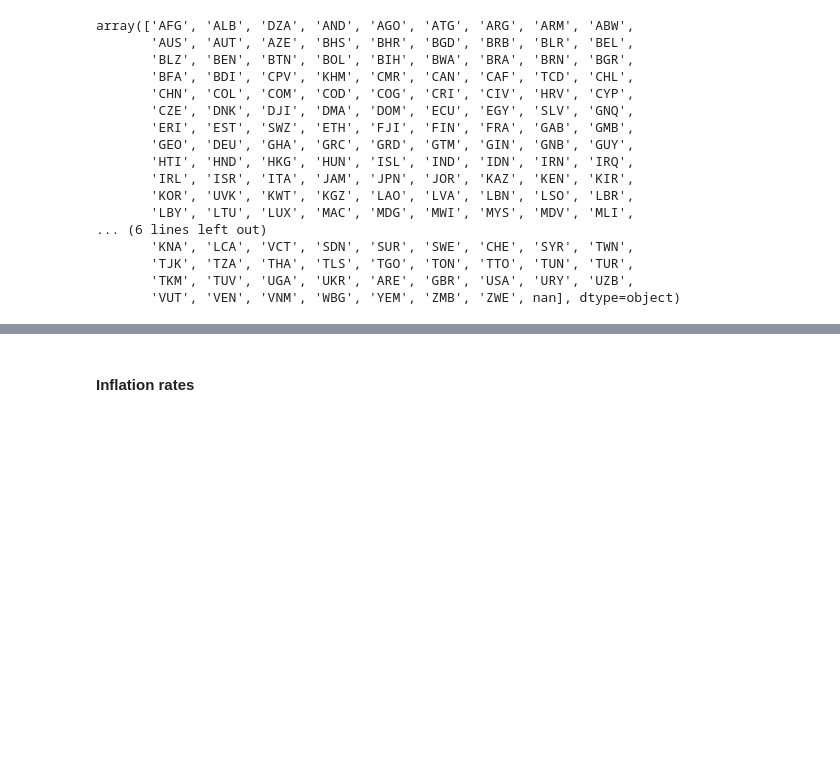
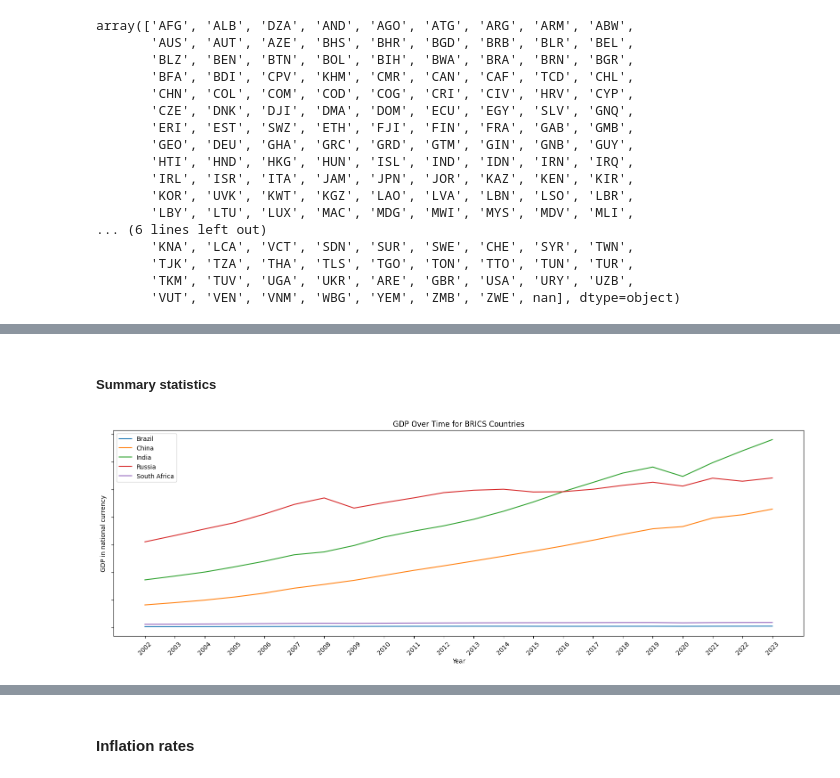
Before and after one commit to nusero92/cryptocurency, a Jupyter notebook: crypto project.ipynb, the cells around one changed output, grey strips where cells are left out. Drawn from its saved outputs; the diff is of its cells as text; code cells hidden in the pictures; blank space fills up the shorter version.

Commit message:
data cleanin, visualisation and GDP grwth calculation

```diff
--- a/crypto project.ipynb
+++ b/crypto project.ipynb
@@ -127,0 +145,2 @@ filtered_df.head(25)
+# %%
+GDP_BRICS=GDP_BRICS.drop("Scale", axis=1)
@@ -127,0 +178,8 @@ filtered_df.head(25)
+# %%
+# Using loc method
+filtered_GDP_BRICS = GDP_BRICS.loc[(GDP_BRICS["Subject Descriptor"] == "Gross domestic product, constant prices") & (GDP_BRICS["Units"] == "National currency")]
+
+filtered_GDP_BRICS
+gdp_national=filtered_GDP_BRICS[["Country", "Units","2002","2003", "2004","2005", "2006", '2007', '2008', '2009', '2010', '2011', '2012', '2013', '2014', '2015',
+       '2016', '2017', '2018', '2019', '2020', '2021', '2022', '2023',]]
+gdp_national
@@ -127,0 +194,27 @@ filtered_df.head(25)
+# %% [markdown]
+##### Summary statistics
+# %%
+gdp_year= gdp_national.melt(id_vars=['Country', 'Units'],
+                                    var_name='Year',
+                                    value_name='GDP')
+# %%
+# Convert the 'GDP' column to a numeric type (float)
+gdp_year['GDP'] = gdp_year['GDP'].replace(',', '', regex=True)
+gdp_year['GDP'] = pd.to_numeric(gdp_year['GDP'], errors='coerce')
+#print(gdp_year[gdp_year["Country"]=="South Africa"])
+# %%
+plt.figure(figsize=(20, 6))  # Set the size of the plot
+
+# Plotting each country's GDP
+for country in gdp_year['Country'].unique():
+    country_data = gdp_year[gdp_year['Country'] == country]
+    plt.plot(country_data['Year'], country_data['GDP'])
+plt.gca().yaxis.set_ticklabels([])
+plt.xlabel('Year')
+plt.ylabel('GDP in national currency')  # Assuming all rows have the same units
+plt.title('GDP Over Time for BRICS Countries')
+plt.legend(gdp_year['Country'].unique())
+plt.xticks(rotation=45)  # Rotate x-axis labels for better readability
+plt.show()
+# %% [output]
+[figure, added]
```
Also changed, not shown: parts of 18 cells of this notebook, 2 other files.
